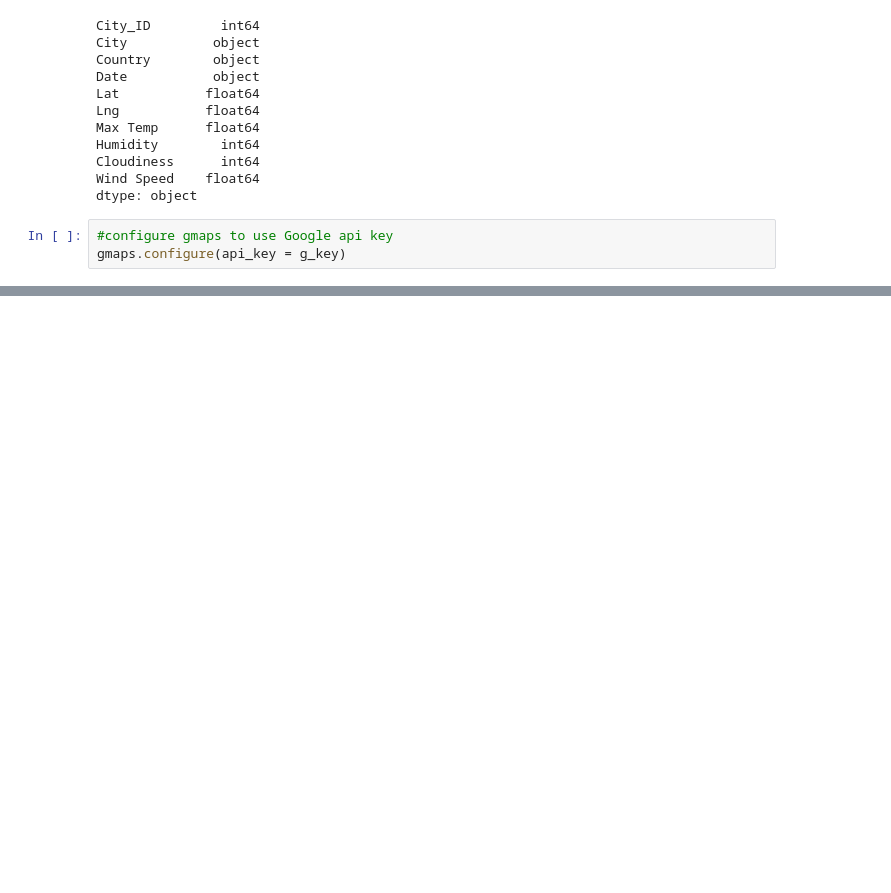
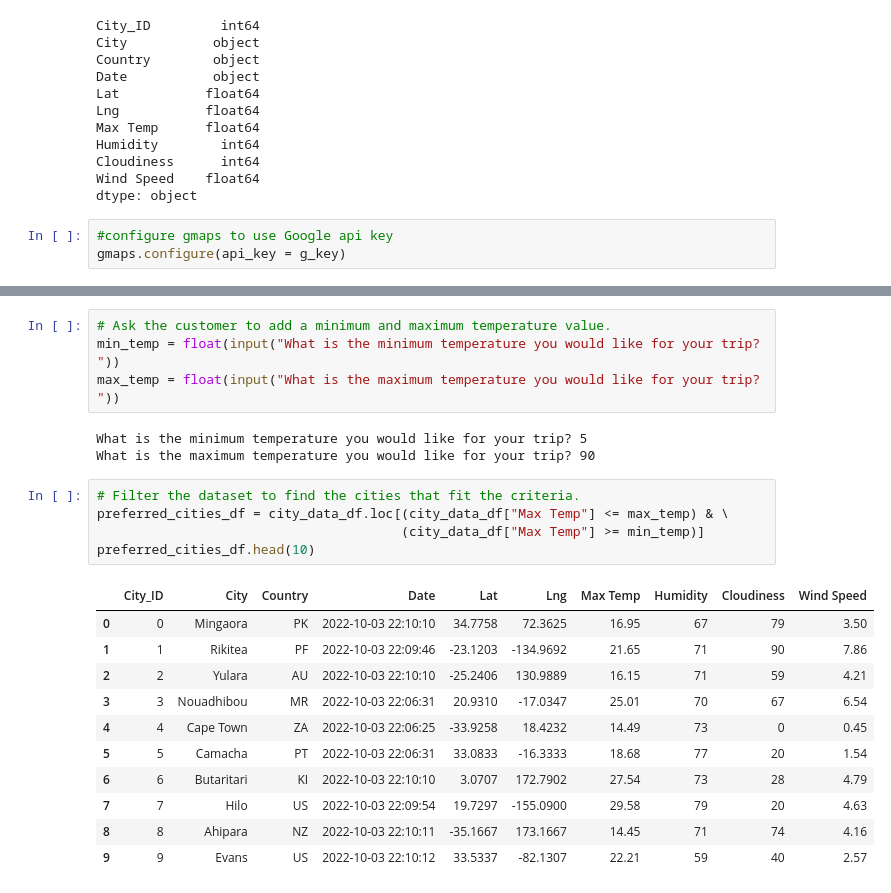
Before and after one commit to EnderFreak/World_Weather_Analysis, a Jupyter notebook: VacationPy.ipynb, the cells around one changed output, grey strips where cells are left out. Drawn from its saved outputs; the diff is of its cells as text; blank space fills up the shorter version.

```diff
--- a/VacationPy.ipynb
+++ b/VacationPy.ipynb
@@ -65,0 +105,24 @@ fig
+# %%
+# Ask the customer to add a minimum and maximum temperature value.
+min_temp = float(input("What is the minimum temperature you would like for your trip? "))
+max_temp = float(input("What is the maximum temperature you would like for your trip? "))
+# %% [output]
+What is the minimum temperature you would like for your trip? 5
+What is the maximum temperature you would like for your trip? 90
+# %%
+# Filter the dataset to find the cities that fit the criteria.
+preferred_cities_df = city_data_df.loc[(city_data_df["Max Temp"] <= max_temp) & \
+                                       (city_data_df["Max Temp"] >= min_temp)]
+preferred_cities_df.head(10)
+# %% [output]
+|  | City_ID | City | Country | Date | Lat | Lng | Max Temp | Humidity | Cloudiness | Wind Speed |
+| 0 | 0 | Mingaora | PK | 2022-10-03 22:10:10 | 34.7758 | 72.3625 | 16.95 | 67 | 79 | 3.50 |
+| 1 | 1 | Rikitea | PF | 2022-10-03 22:09:46 | -23.1203 | -134.9692 | 21.65 | 71 | 90 | 7.86 |
+| 2 | 2 | Yulara | AU | 2022-10-03 22:10:10 | -25.2406 | 130.9889 | 16.15 | 71 | 59 | 4.21 |
+| 3 | 3 | Nouadhibou | MR | 2022-10-03 22:06:31 | 20.9310 | -17.0347 | 25.01 | 70 | 67 | 6.54 |
+| 4 | 4 | Cape Town | ZA | 2022-10-03 22:06:25 | -33.9258 | 18.4232 | 14.49 | 73 | 0 | 0.45 |
+| 5 | 5 | Camacha | PT | 2022-10-03 22:06:31 | 33.0833 | -16.3333 | 18.68 | 77 | 20 | 1.54 |
+| 6 | 6 | Butaritari | KI | 2022-10-03 22:10:10 | 3.0707 | 172.7902 | 27.54 | 73 | 28 | 4.79 |
+| 7 | 7 | Hilo | US | 2022-10-03 22:09:54 | 19.7297 | -155.0900 | 29.58 | 79 | 20 | 4.63 |
+| 8 | 8 | Ahipara | NZ | 2022-10-03 22:10:11 | -35.1667 | 173.1667 | 14.45 | 71 | 74 | 4.16 |
+| 9 | 9 | Evans | US | 2022-10-03 22:10:12 | 33.5337 | -82.1307 | 22.21 | 59 | 40 | 2.57 |
```
Also changed, not shown: parts of 12 cells of this notebook, 8 other files.
